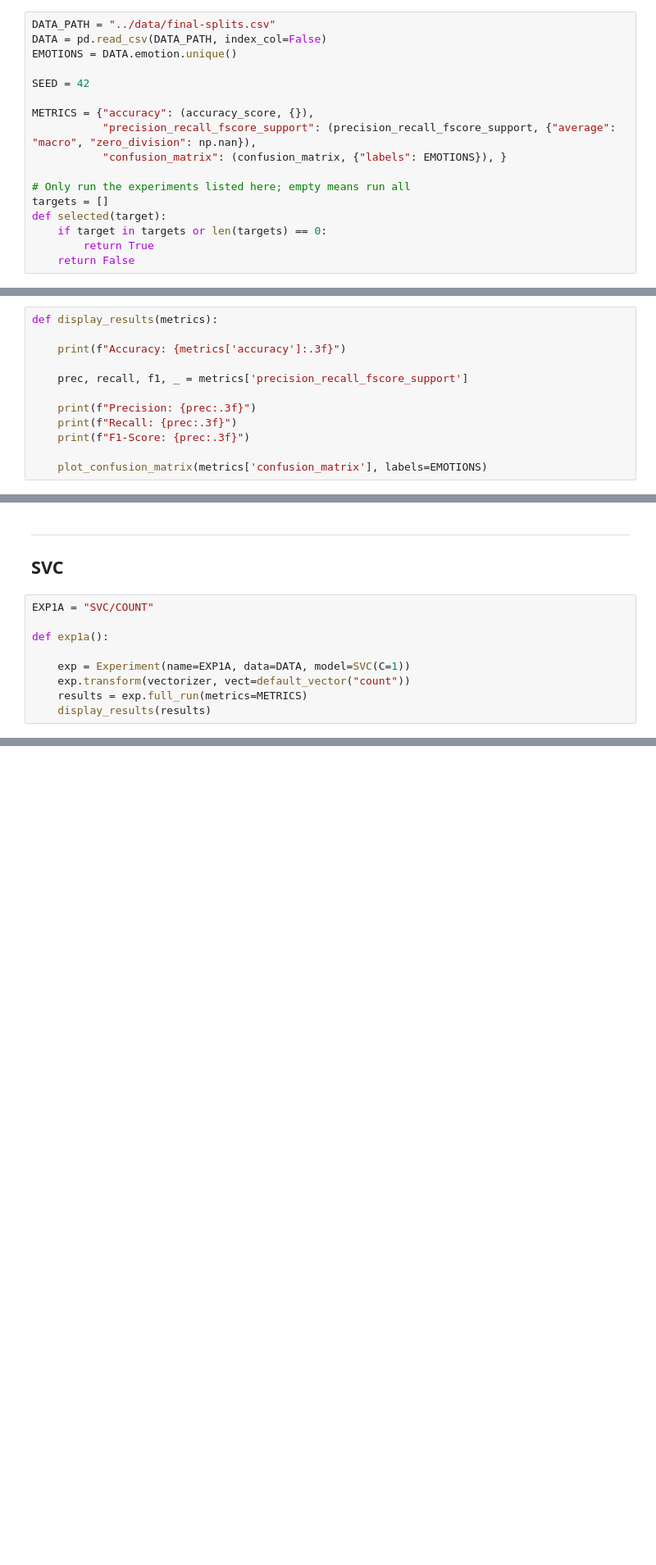
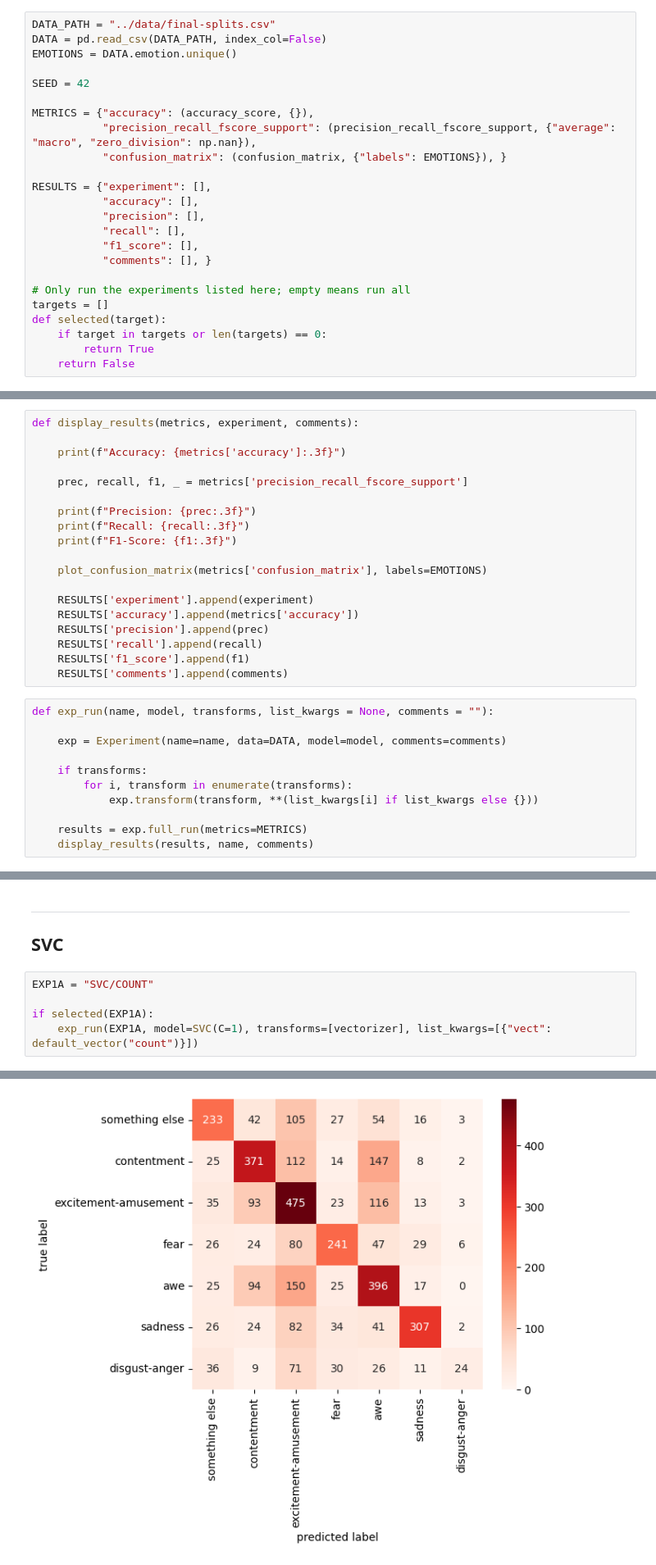
Before and after one commit to AlejandroCiuba/CS2756-Group-Project, a Jupyter notebook: Alejandro/text_experiments.ipynb, the cells around one changed output, grey strips where cells are left out. Shown: that part at 82% size. Drawn from its saved outputs; the diff is of its cells as text; blank space fills up the shorter version.

```diff
--- a/Alejandro/text_experiments.ipynb
+++ b/Alejandro/text_experiments.ipynb
@@ -70,6 +72,13 @@ METRICS = {"accuracy": (accuracy_score, {}),
            "precision_recall_fscore_support": (precision_recall_fscore_support, {"average": "macro", "zero_division": np.nan}),
            "confusion_matrix": (confusion_matrix, {"labels": EMOTIONS}), }
 
+RESULTS = {"experiment": [],
+           "accuracy": [],
+           "precision": [],
+           "recall": [],
+           "f1_score": [],
+           "comments": [], }
+
 # Only run the experiments listed here; empty means run all
 targets = []
 def selected(target):
@@ -94,16 +110,34 @@ def default_vector(name: str):
     elif name == "tfidf":
         return TfidfVectorizer(stop_words="english", max_features=1_000)
 # %%
-def display_results(metrics):
+def display_results(metrics, experiment, comments):
 
     print(f"Accuracy: {metrics['accuracy']:.3f}")
 
     prec, recall, f1, _ = metrics['precision_recall_fscore_support']
 
     print(f"Precision: {prec:.3f}")
-    print(f"Recall: {prec:.3f}")
-    print(f"F1-Score: {prec:.3f}")
+    print(f"Recall: {recall:.3f}")
+    print(f"F1-Score: {f1:.3f}")
 
     plot_confusion_matrix(metrics['confusion_matrix'], labels=EMOTIONS)
+
+    RESULTS['experiment'].append(experiment)
+    RESULTS['accuracy'].append(metrics['accuracy'])
+    RESULTS['precision'].append(prec)
+    RESULTS['recall'].append(recall)
+    RESULTS['f1_score'].append(f1)
+    RESULTS['comments'].append(comments)
+# %%
+def exp_run(name, model, transforms, list_kwargs = None, comments = ""):
+
+    exp = Experiment(name=name, data=DATA, model=model, comments=comments)
+
+    if transforms:
+        for i, transform in enumerate(transforms):
+            exp.transform(transform, **(list_kwargs[i] if list_kwargs else {}))
+
+    results = exp.full_run(metrics=METRICS)
+    display_results(results, name, comments)
 # %%
 def w2v_transform(X, y, subset):
@@ -114,9 +151,6 @@ def w2v_transform(X, y, subset):
 # %%
 EXP1A = "SVC/COUNT"
 
-def exp1a():
-
-    exp = Experiment(name=EXP1A, data=DATA, model=SVC(C=1))
-    exp.transform(vectorizer, vect=default_vector("count"))
-    results = exp.full_run(metrics=METRICS)
-    display_results(results)
+if selected(EXP1A):
+    exp_run(EXP1A, model=SVC(C=1), transforms=[vectorizer], list_kwargs=[{"vect": default_vector("count")}])
+# %% [output]
@@ -122,0 +161 @@ def exp1a():
+[figure, added]
```
Also changed, not shown: parts of 25 cells of this notebook, 1 other file.
